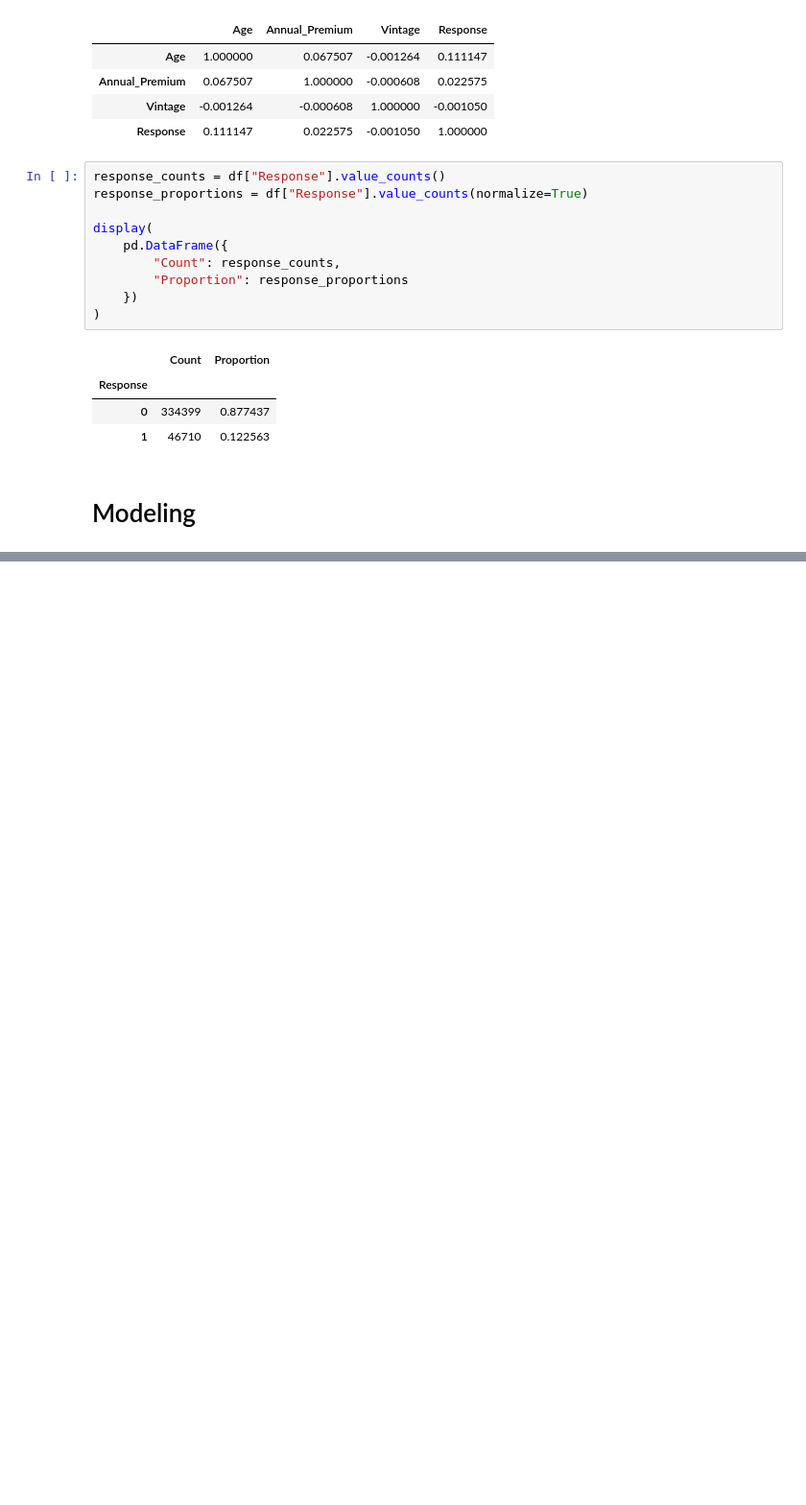
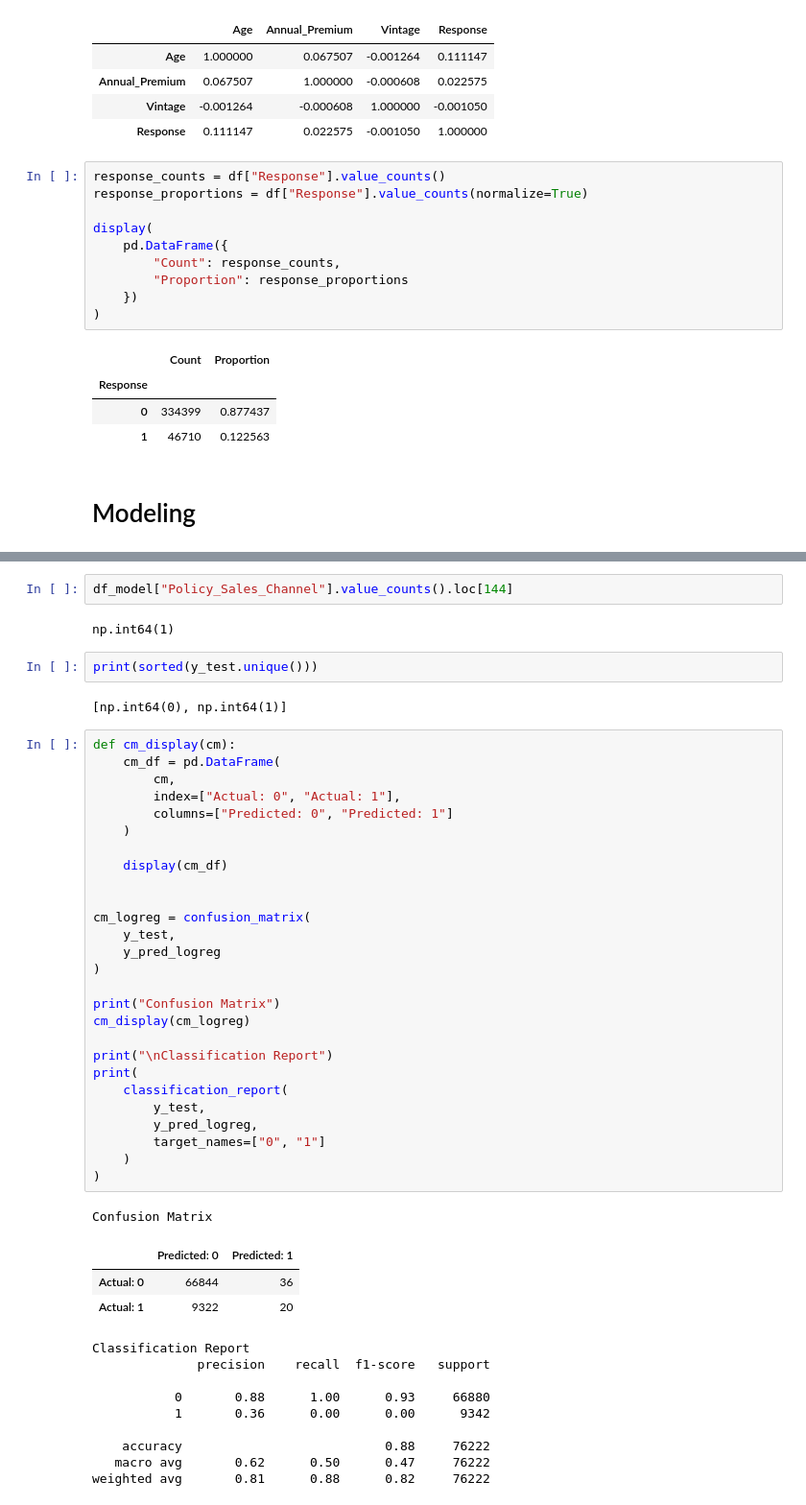
Before and after one commit to asherdata1/health-insurance-cross-sell-prediction, a Jupyter notebook: 02_notebooks/asher.ipynb, the cells around one changed output, grey strips where cells are left out. Shown at 96% size. Saved outputs shown, nothing was run; the diff lists cells and outputs as text; blank space fills up the shorter version.

```diff
--- a/02_notebooks/asher.ipynb
+++ b/02_notebooks/asher.ipynb
@@ -528,0 +730,49 @@ display(
+# %%
+df_model["Policy_Sales_Channel"].value_counts().loc[144]
+# %% [output]
+np.int64(1)
+# %%
+print(sorted(y_test.unique()))
+# %% [output]
+[np.int64(0), np.int64(1)]
+# %%
+def cm_display(cm):
+    cm_df = pd.DataFrame(
+        cm,
+        index=["Actual: 0", "Actual: 1"],
+        columns=["Predicted: 0", "Predicted: 1"]
+    )
+
+    display(cm_df)
+
+
+cm_logreg = confusion_matrix(
+    y_test,
+    y_pred_logreg
+)
+
+print("Confusion Matrix")
+cm_display(cm_logreg)
+
+print("\nClassification Report")
+print(
+    classification_report(
+        y_test,
+        y_pred_logreg,
+        target_names=["0", "1"]
+    )
+)
+# %% [output]
+Confusion Matrix
+|  | Predicted: 0 | Predicted: 1 |
+| Actual: 0 | 66844 | 36 |
+| Actual: 1 | 9322 | 20 |
+Classification Report
+              precision    recall  f1-score   support
+
+           0       0.88      1.00      0.93     66880
+           1       0.36      0.00      0.00      9342
+
+    accuracy                           0.88     76222
+   macro avg       0.62      0.50      0.47     76222
+weighted avg       0.81      0.88      0.82     76222
```
Also changed, not shown: parts of 26 cells of this notebook.
